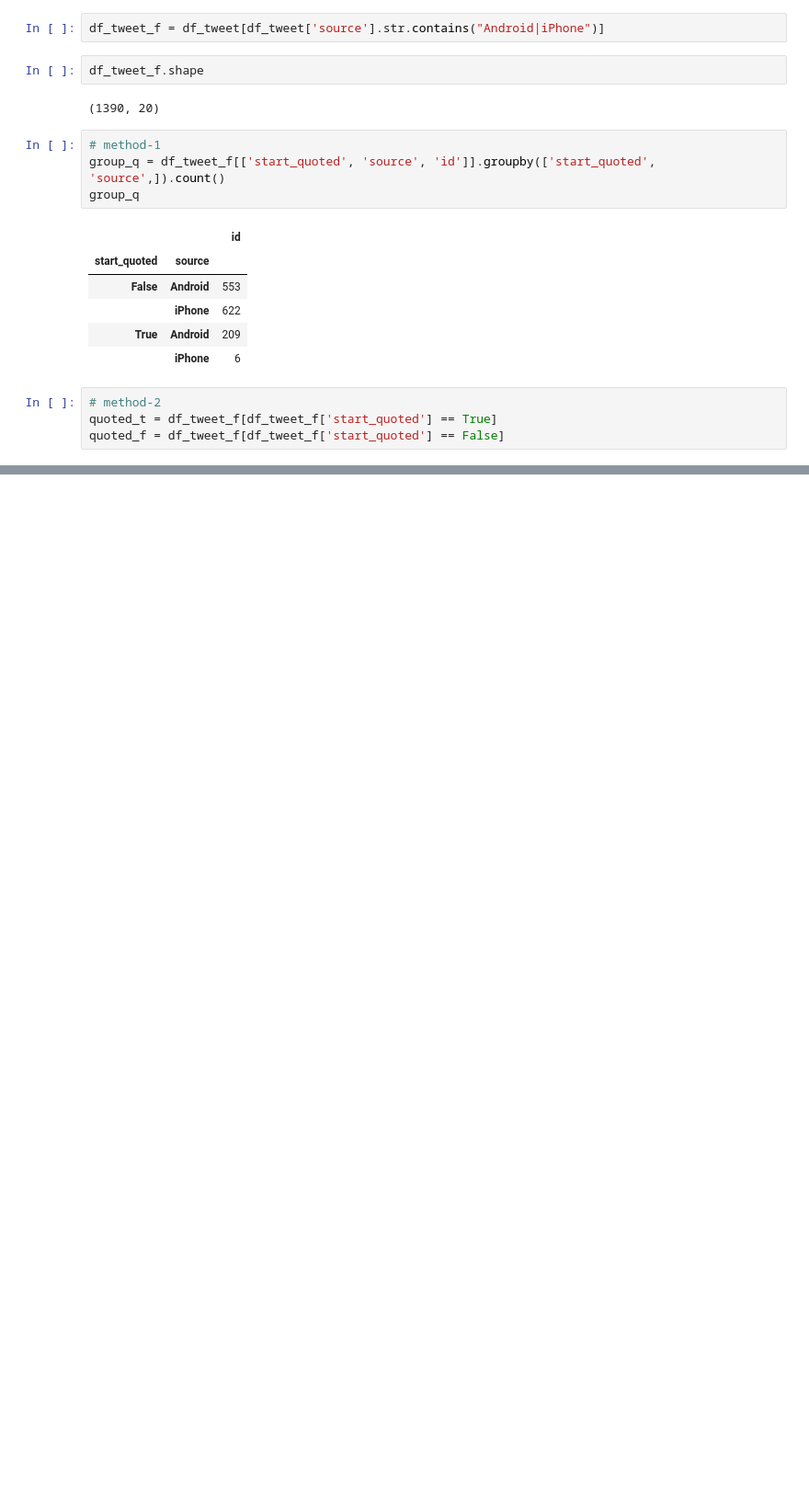
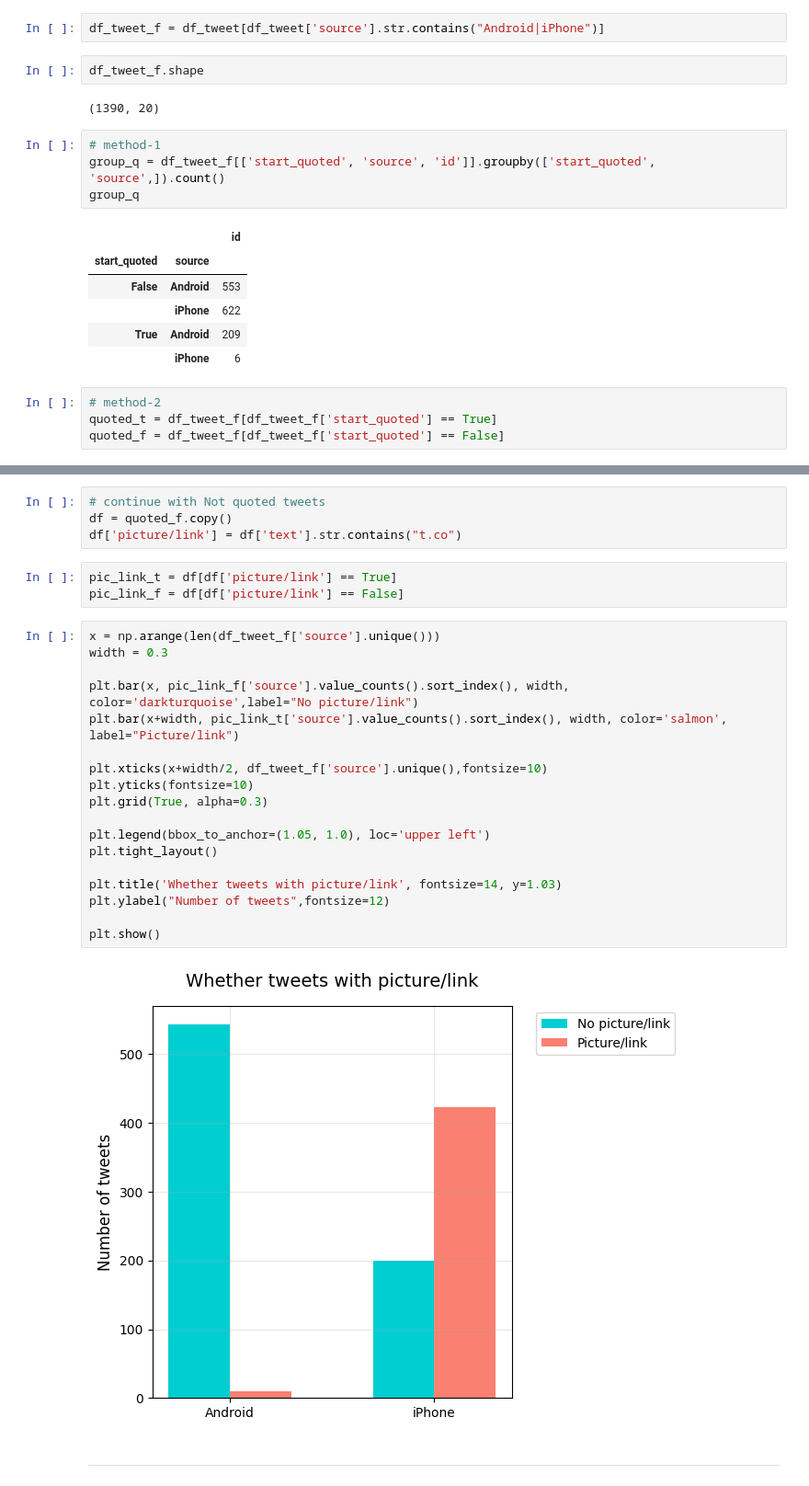
Before and after one commit to ambirdw/AIA-practice, a Jupyter notebook: Trump Tweets_EDA.ipynb, the cells around one changed output, grey strips where cells are left out. Shown at 92% size. Saved outputs shown, nothing was run; the diff lists cells and outputs as text; blank space fills up the shorter version.

```diff
--- a/Trump Tweets_EDA.ipynb
+++ b/Trump Tweets_EDA.ipynb
@@ -235,0 +248,29 @@ plt.show()
+# %%
+# continue with Not quoted tweets
+df = quoted_f.copy()
+df['picture/link'] = df['text'].str.contains("t.co")
+# %%
+pic_link_t = df[df['picture/link'] == True]
+pic_link_f = df[df['picture/link'] == False]
+# %%
+x = np.arange(len(df_tweet_f['source'].unique()))
+width = 0.3
+
+plt.bar(x, pic_link_f['source'].value_counts().sort_index(), width, color='darkturquoise',label="No picture/link")
+plt.bar(x+width, pic_link_t['source'].value_counts().sort_index(), width, color='salmon', label="Picture/link")
+
+plt.xticks(x+width/2, df_tweet_f['source'].unique(),fontsize=10)
+plt.yticks(fontsize=10)
+plt.grid(True, alpha=0.3)
+
+plt.legend(bbox_to_anchor=(1.05, 1.0), loc='upper left')
+plt.tight_layout()
+
+plt.title('Whether tweets with picture/link', fontsize=14, y=1.03)
+plt.ylabel("Number of tweets",fontsize=12)
+
+plt.show()
+# %% [output]
+[figure, added]
+# %% [markdown]
+---
```
Also changed, not shown: parts of 21 cells of this notebook.
